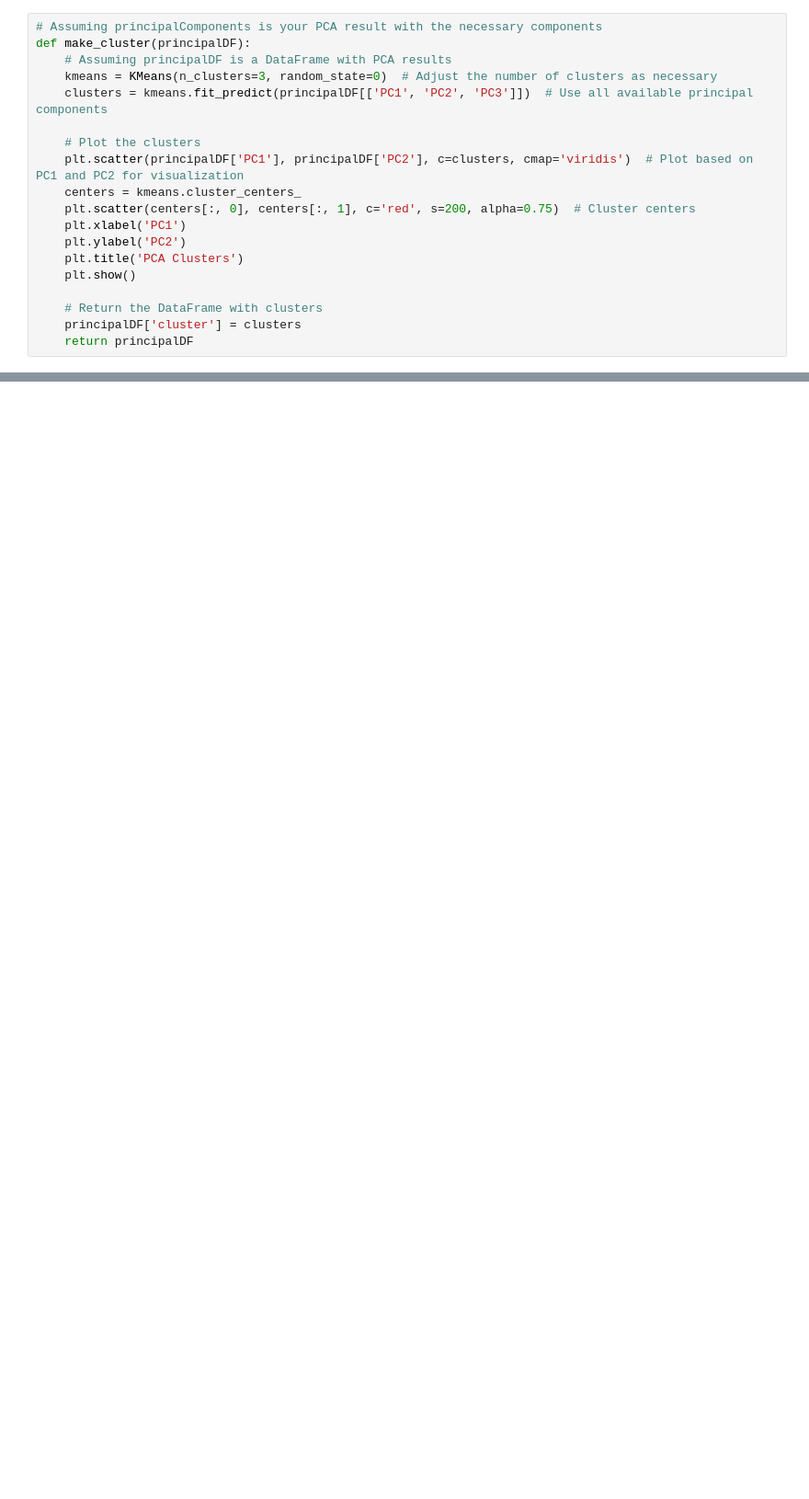
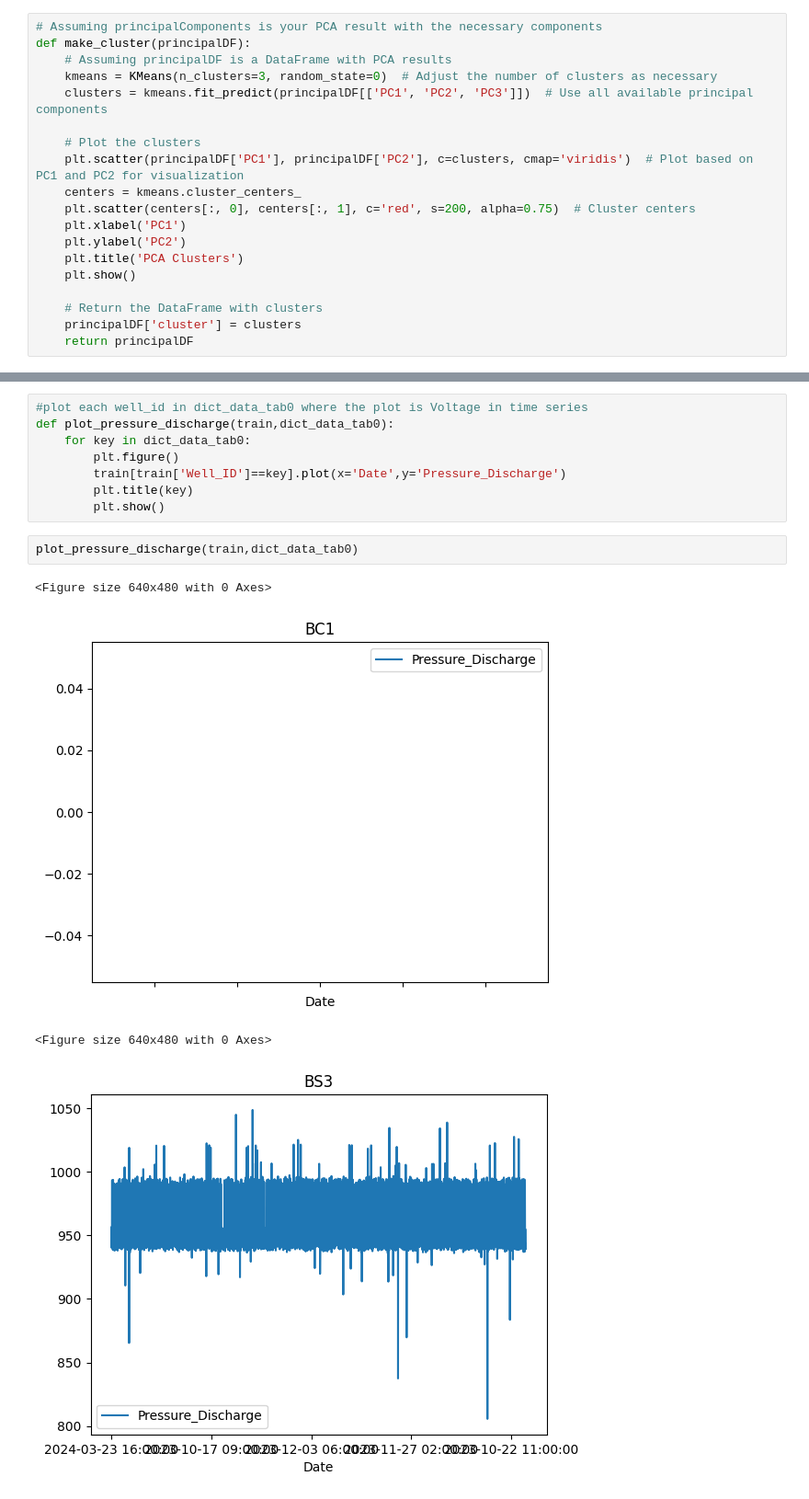
Before and after one commit to Rian021102/esp_forecasting, a Jupyter notebook: notebook/pcaesp.ipynb, the cells around one changed output, grey strips where cells are left out. Shown at 92% size. Drawn from its saved outputs; the diff is of its cells as text; blank space fills up the shorter version.

```diff
--- a/notebook/pcaesp.ipynb
+++ b/notebook/pcaesp.ipynb
@@ -247,0 +282,15 @@ print(principalDF)
+# %%
+#plot each well_id in dict_data_tab0 where the plot is Voltage in time series
+def plot_pressure_discharge(train,dict_data_tab0):
+    for key in dict_data_tab0:
+        plt.figure()
+        train[train['Well_ID']==key].plot(x='Date',y='Pressure_Discharge')
+        plt.title(key)
+        plt.show()
+# %%
+plot_pressure_discharge(train,dict_data_tab0)
+# %% [output]
+<Figure size 640x480 with 0 Axes>
+[figure, added]
+<Figure size 640x480 with 0 Axes>
+[figure, added]
```
Also changed, not shown: parts of 11 cells of this notebook.
